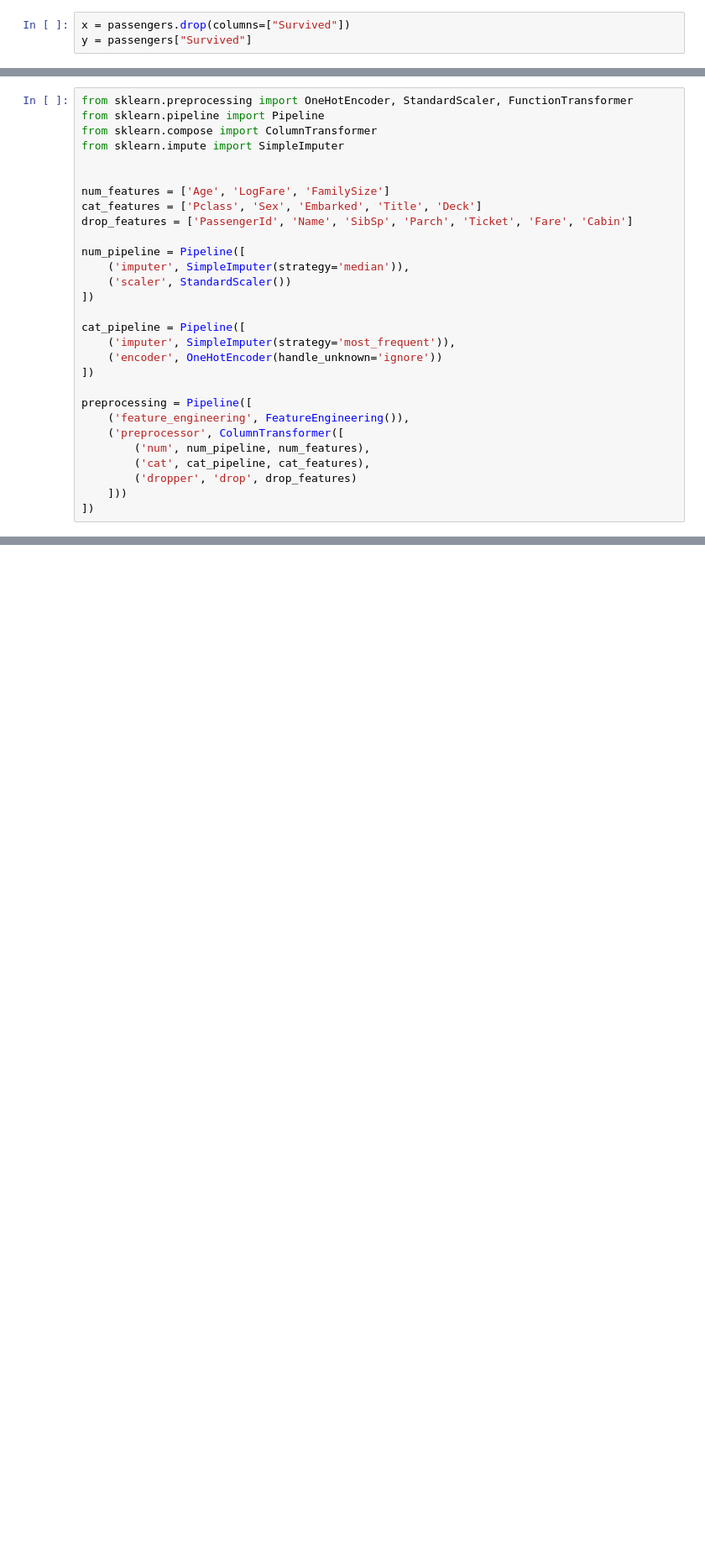
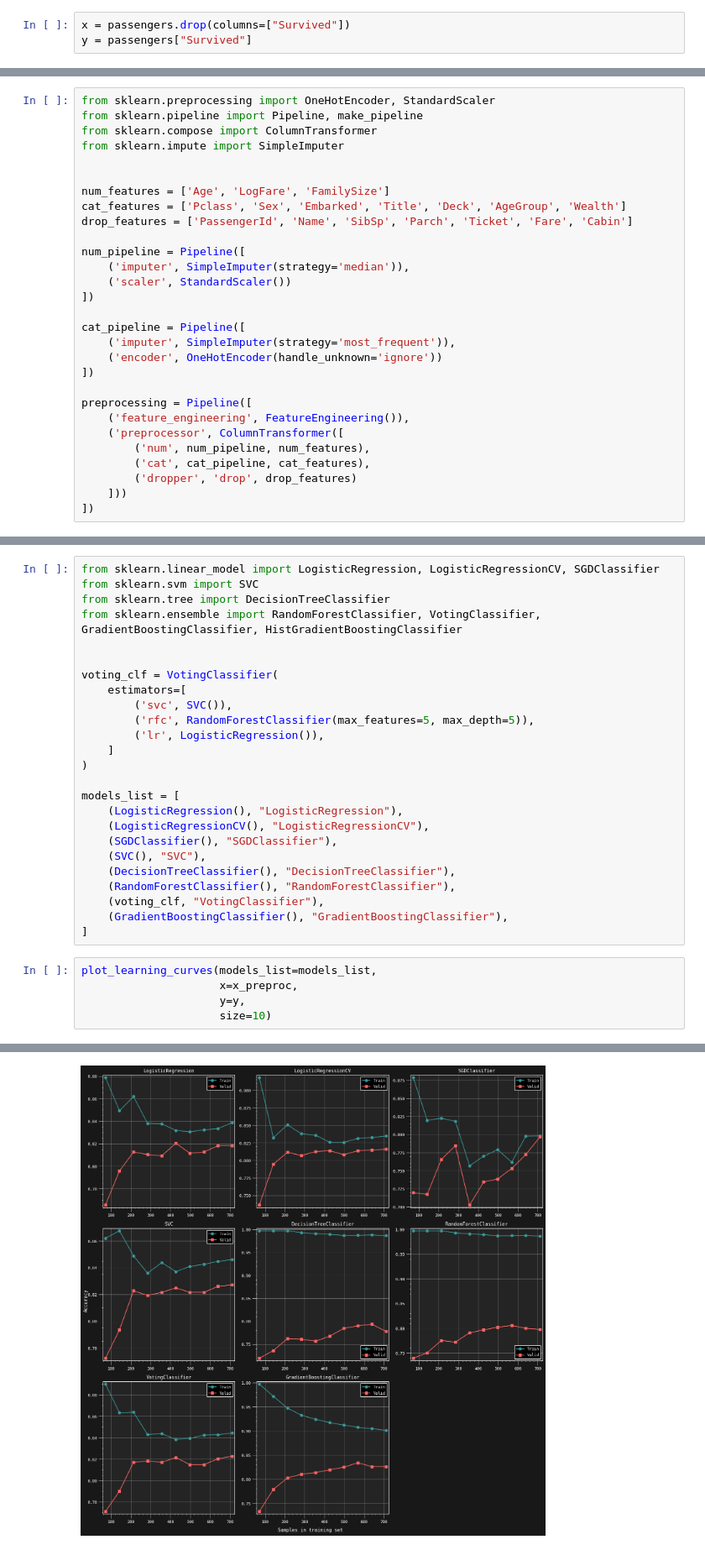
Before and after one commit to Homanloo/Titanic-Survival, a Jupyter notebook: Final.ipynb, the cells around one changed output, grey strips where cells are left out. Shown: that part at 84% size. Saved outputs shown, nothing was run; the diff lists cells and outputs as text; blank space fills up the shorter version.

```diff
--- a/Final.ipynb
+++ b/Final.ipynb
@@ -76,14 +76,14 @@ class FeatureEngineering(BaseEstimator, TransformerMixin):
 
         return X
 # %%
-from sklearn.preprocessing import OneHotEncoder, StandardScaler, FunctionTransformer
-from sklearn.pipeline import Pipeline
+from sklearn.preprocessing import OneHotEncoder, StandardScaler
+from sklearn.pipeline import Pipeline, make_pipeline
 from sklearn.compose import ColumnTransformer
 from sklearn.impute import SimpleImputer
 
 
 num_features = ['Age', 'LogFare', 'FamilySize']
-cat_features = ['Pclass', 'Sex', 'Embarked', 'Title', 'Deck']
+cat_features = ['Pclass', 'Sex', 'Embarked', 'Title', 'Deck', 'AgeGroup', 'Wealth']
 drop_features = ['PassengerId', 'Name', 'SibSp', 'Parch', 'Ticket', 'Fare', 'Cabin']
 
 num_pipeline = Pipeline([
@@ -126,0 +158,31 @@ x_preproc = preprocessing.fit_transform(x)
+# %%
+from sklearn.linear_model import LogisticRegression, LogisticRegressionCV, SGDClassifier
+from sklearn.svm import SVC
+from sklearn.tree import DecisionTreeClassifier
+from sklearn.ensemble import RandomForestClassifier, VotingClassifier, GradientBoostingClassifier, HistGradientBoostingClassifier
+
+
+voting_clf = VotingClassifier(
+    estimators=[
+        ('svc', SVC()),
+        ('rfc', RandomForestClassifier(max_features=5, max_depth=5)),
+        ('lr', LogisticRegression()),
+    ]
+)
+
+models_list = [
+    (LogisticRegression(), "LogisticRegression"),
+    (LogisticRegressionCV(), "LogisticRegressionCV"),
+    (SGDClassifier(), "SGDClassifier"),
+    (SVC(), "SVC"),
+    (DecisionTreeClassifier(), "DecisionTreeClassifier"),
+    (RandomForestClassifier(), "RandomForestClassifier"),
+    (voting_clf, "VotingClassifier"),
+    (GradientBoostingClassifier(), "GradientBoostingClassifier"),
+]
+# %%
+plot_learning_curves(models_list=models_list,
+                     x=x_preproc,
+                     y=y,
+                     size=10)
+# %% [output]
@@ -126,0 +197 @@ x_preproc = preprocessing.fit_transform(x)
+[figure, added]
```
Also changed, not shown: parts of 12 cells of this notebook, 4 other files.
